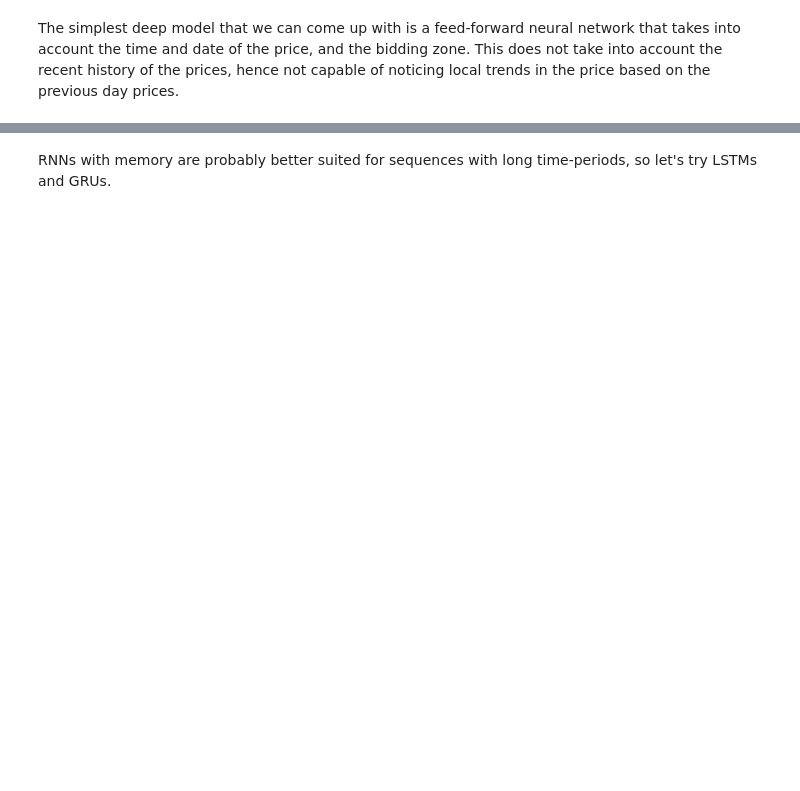
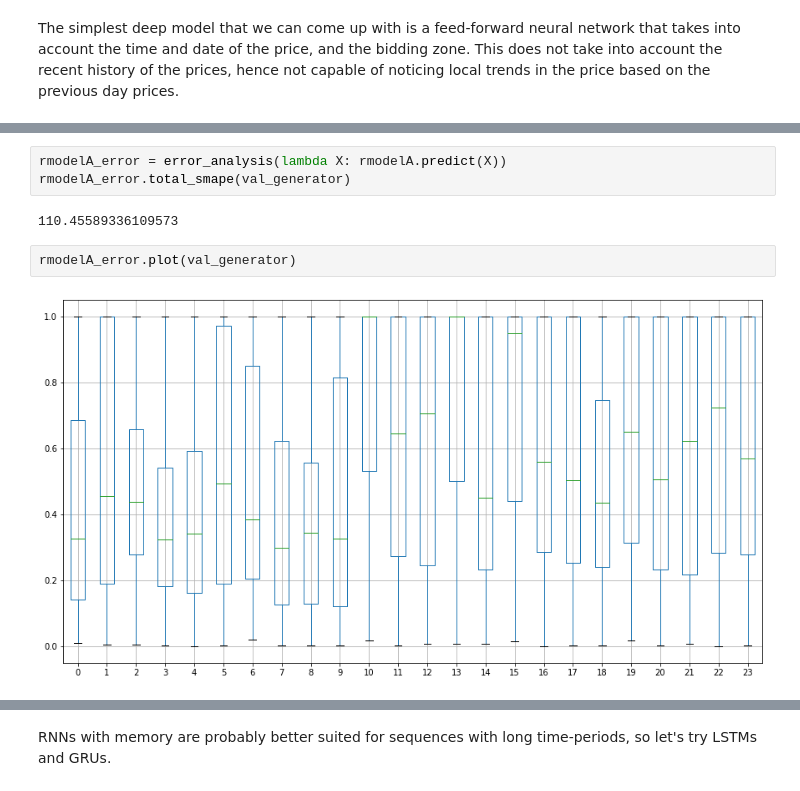
Before and after one commit to sandeshbhatjr/energy-prediction, a Jupyter notebook: energy_predictor.ipynb, the cells around one changed output, grey strips where cells are left out. Drawn from its saved outputs; the diff is of its cells as text; blank space fills up the shorter version.

```diff
--- a/energy_predictor.ipynb
+++ b/energy_predictor.ipynb
@@ -934,3 +992,12 @@ print(smape_fast(y_pred.flatten(), y_val.flatten()))
+# %%
+rmodelA_error = error_analysis(lambda X: rmodelA.predict(X))
+rmodelA_error.total_smape(val_generator)
+# %% [output]
+110.45589336109573
+# %%
+rmodelA_error.plot(val_generator)
+# %% [output]
+[figure, added]
 # %%
 fig, axes = plt.subplots(nrows=1, ncols=1, figsize=(15,8))
 
```
Also changed, not shown: parts of 57 cells of this notebook.
